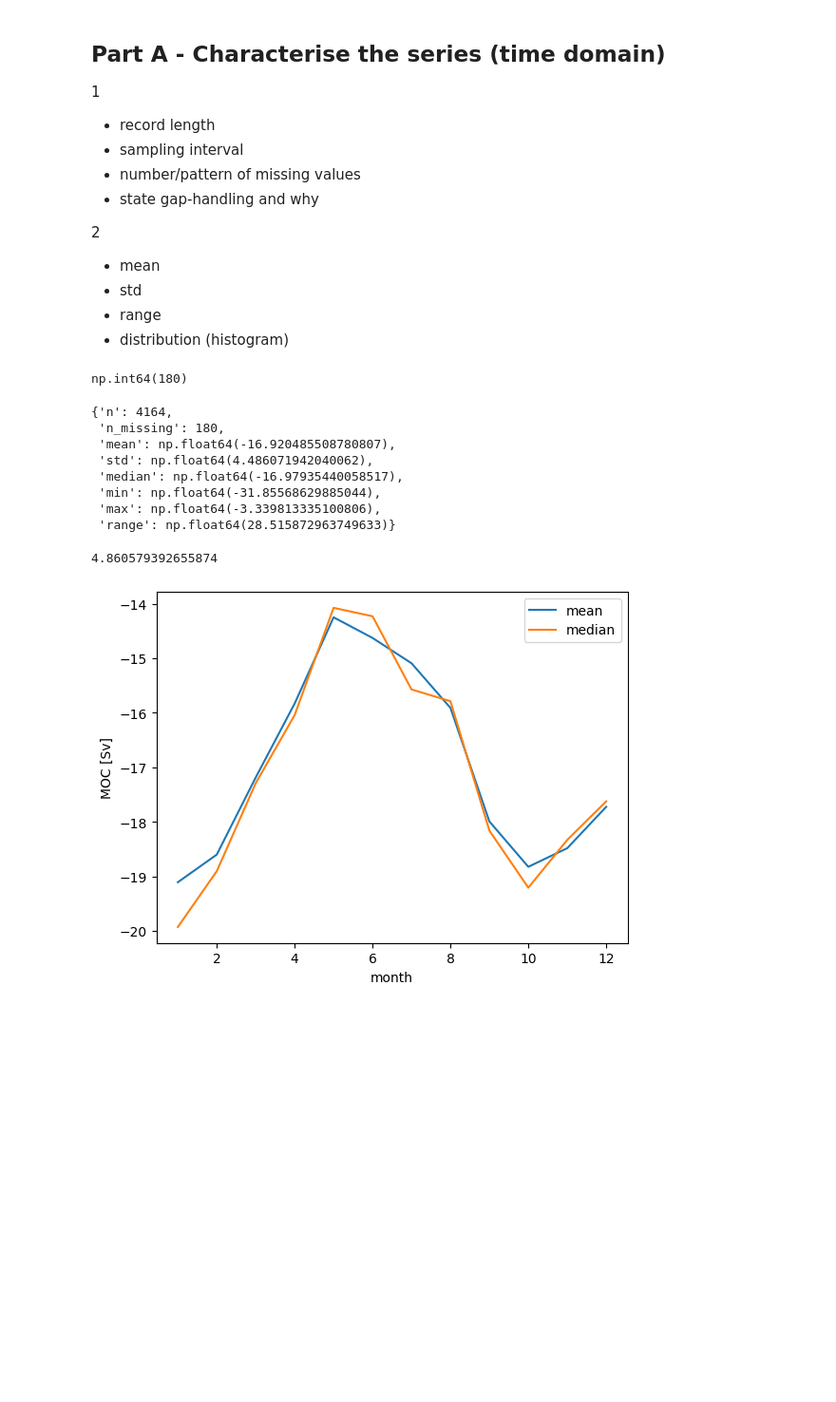
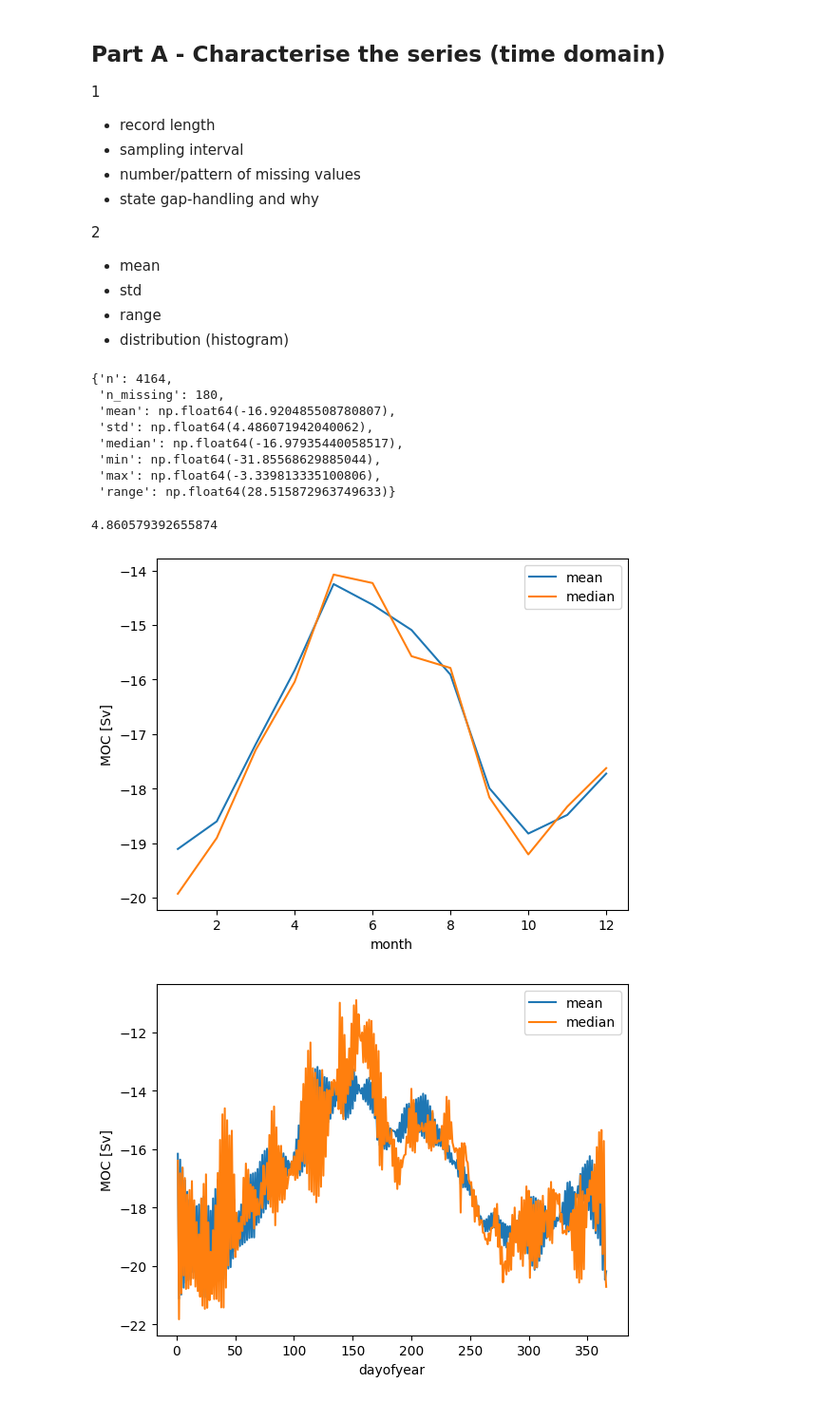
Before and after one commit to stine-fohrmann/data-analysis-assignment1, a Jupyter notebook: notebooks/assignment1.ipynb, the cells around one changed output. Shown at 95% size. Cells and saved outputs as stored; diff of their text form; code cells hidden in the pictures; blank space fills up the shorter version.

```diff
--- a/notebooks/assignment1.ipynb
+++ b/notebooks/assignment1.ipynb
@@ -41,12 +41,5 @@ Attributes:
 - std
 - range
 - distribution (histogram)
-# %%
-type(ds.MOC.values)
-
-import numpy as np
-np.count_nonzero(np.isnan(ds.MOC))
-# %% [output]
-np.int64(180)
 # %%
 %autoreload
@@ -66,18 +59,23 @@ stats
  'range': np.float64(28.515872963749633)}
 # %%
 %autoreload
-from amoc_analysis.spectra_filtering import analysis
+from amoc_analysis.spectra_filtering.analysis import seasonal_cycle
 
-clim = analysis.seasonal_cycle(time=ds.TIME, values=ds.MOC, by='month')
+clim_months = seasonal_cycle(time=ds.TIME, values=ds.MOC, by='month')
+clim_doy    = seasonal_cycle(time=ds.TIME, values=ds.MOC, by='dayofyear')
 
 # Compute seasonal range
-seasonal_range = clim["mean"].max() - clim["mean"].min()
-print(seasonal_range)
+seasonal_range_months = clim_months["mean"].max() - clim_months["mean"].min()
+print(seasonal_range_months)
 
-clim.plot()
+clim_months.plot()
+plt.ylabel('MOC [Sv]')
 plt.xlabel('month')
+clim_doy.plot()
+plt.xlabel('dayofyear')
 plt.ylabel('MOC [Sv]')
 plt.show()
 # %% [output]
 4.860579392655874
 [figure]
+[figure, added]
```
Also changed, not shown: parts of 2 cells of this notebook, 1 other file.
